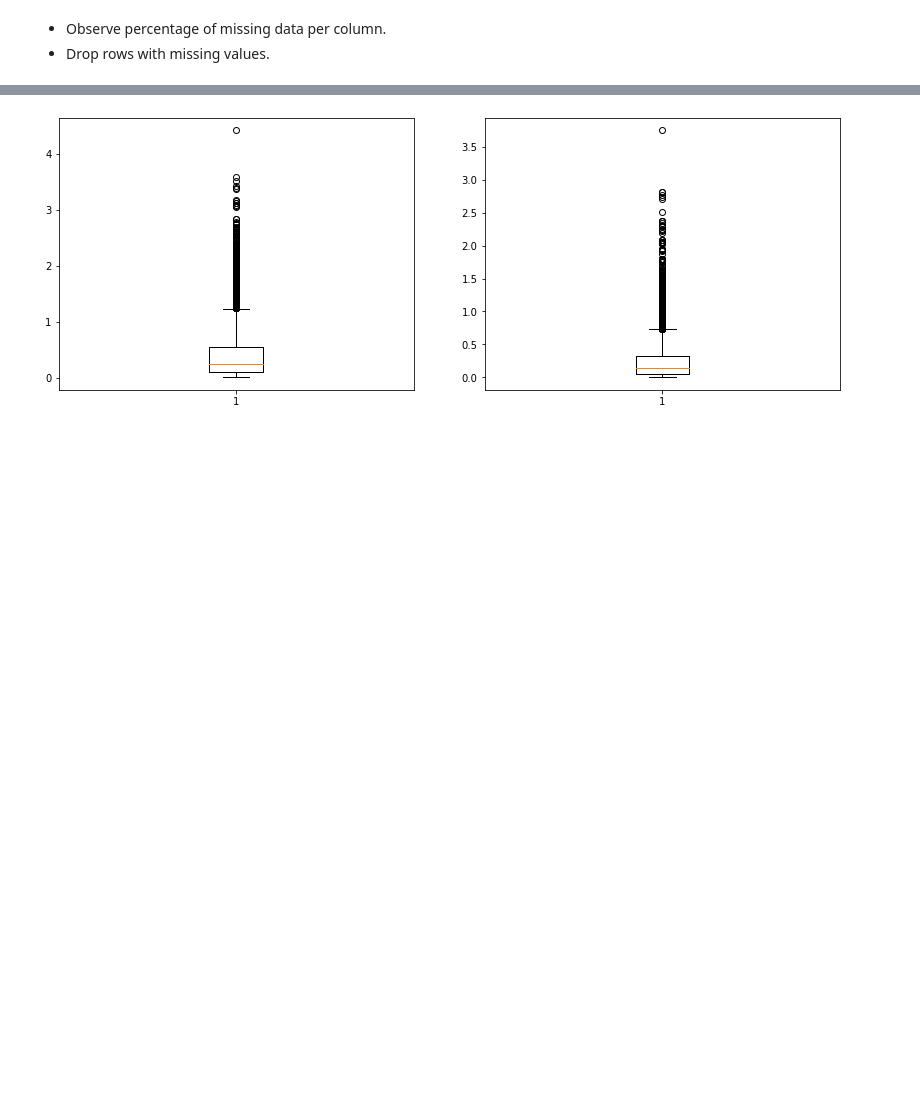
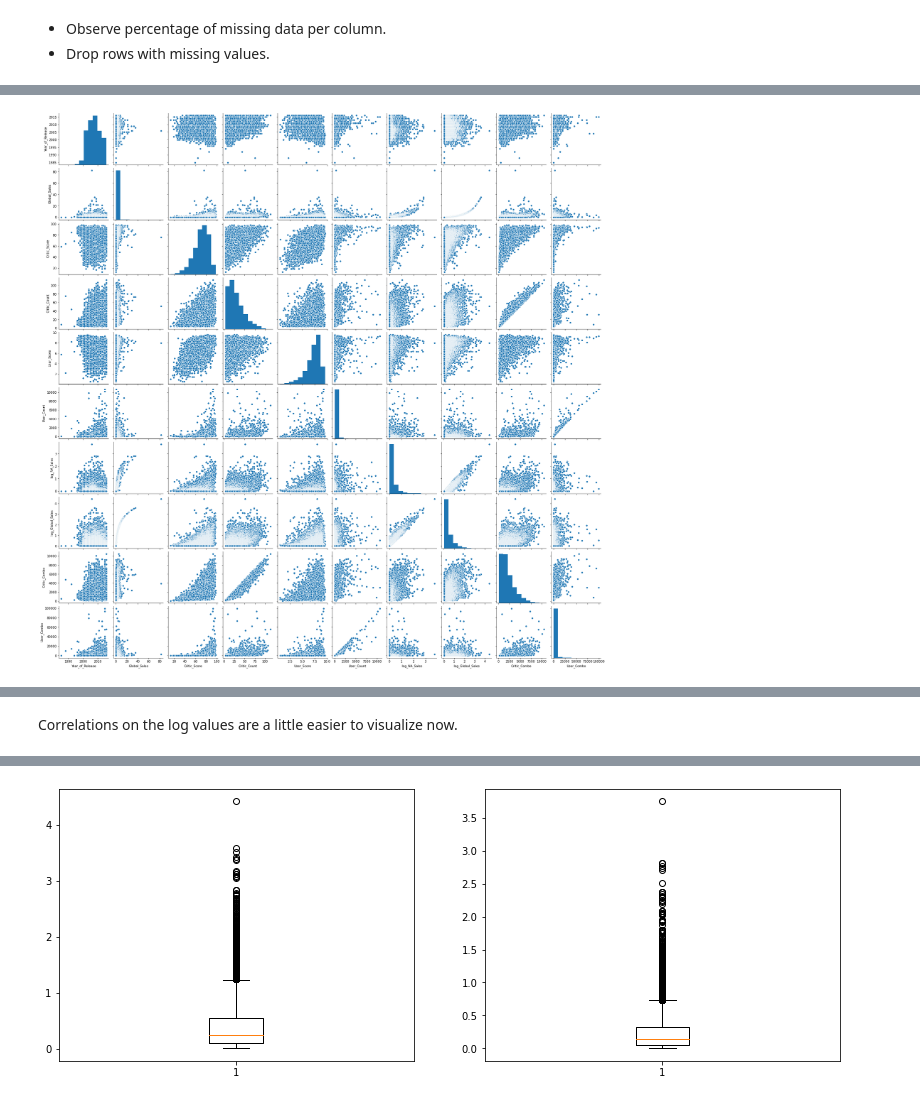
Before and after one commit to Ninjaneer1/VideoGameSalesPredictor, a Jupyter notebook: Video_Game_Sales_Predictor.ipynb, the cells around one changed output, grey strips where cells are left out. Saved outputs shown, nothing was run; the diff lists cells and outputs as text; code cells hidden in the pictures; blank space fills up the shorter version.

```diff
--- a/Video_Game_Sales_Predictor.ipynb
+++ b/Video_Game_Sales_Predictor.ipynb
@@ -91,6 +93,3 @@ NA_Sales           0.000000
 Platform           0.000000
 dtype: float64
 [interactive output not drawn]
-# %%
-notnone = df["User_Count"].isna()
-df = df.iloc[~notnone.values]
@@ -154,6 +121,10 @@ df = df.astype({"Year_of_Release": "int64"})
 # %%
-df_NA = df.drop(columns=["Global_Sales", "EU_Sales", "JP_Sales", "Other_Sales"])
-df_Global = df.drop(columns=["NA_Sales", "EU_Sales", "JP_Sales", "Other_Sales"])
+df_NA = df.drop(
+    columns=["log_Global_Sales", "Global_Sales", "EU_Sales", "JP_Sales", "Other_Sales"]
+)
+df_Global = df.drop(
+    columns=["log_NA_Sales", "NA_Sales", "EU_Sales", "JP_Sales", "Other_Sales"]
+)
 # %% [output]
 [interactive output not drawn]
 # %%
@@ -168,0 +141,5 @@ df_Global_num = df_Global_num.assign(log_Global_sales=np.log1p(df.Global_Sales))
+# %%
+sns.pairplot(data=df_Global)
+plt.show()
+# %% [output]
+[figure, added]
@@ -169,3 +147,5 @@ df_Global_num = df_Global_num.assign(log_Global_sales=np.log1p(df.Global_Sales))
+# %% [markdown]
+Correlations on the log values are a little easier to visualize now.
 # %%
 df_NA_num.columns
 # %% [output]
```
Also changed, not shown: parts of 72 cells of this notebook.
